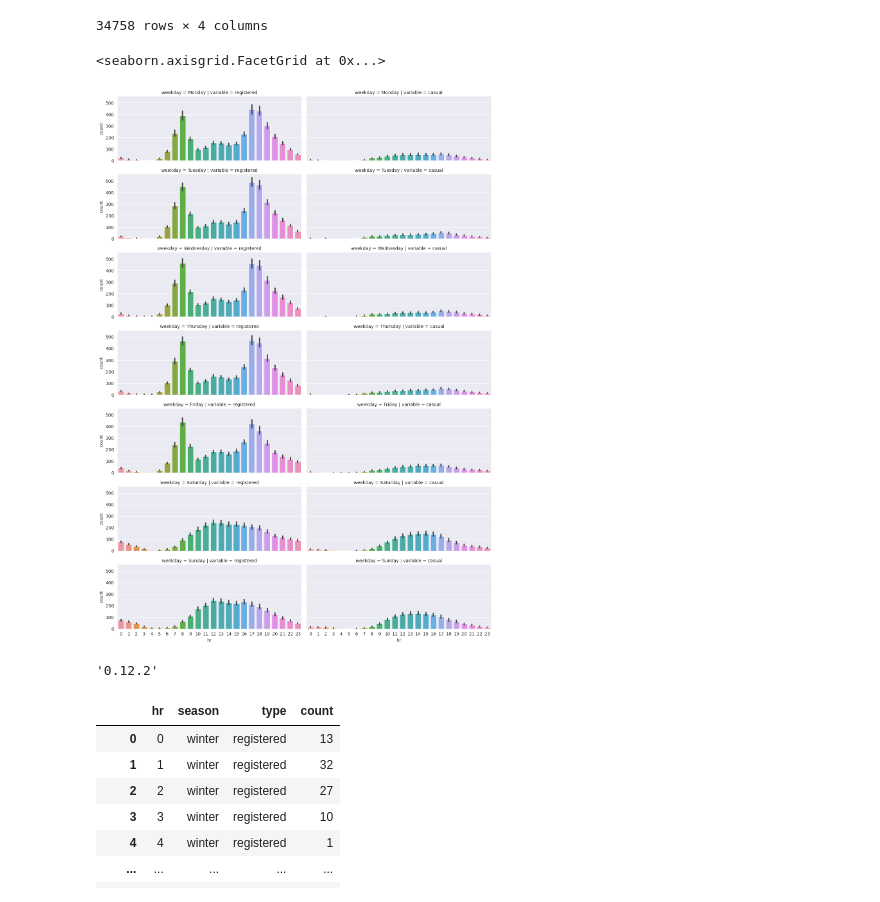
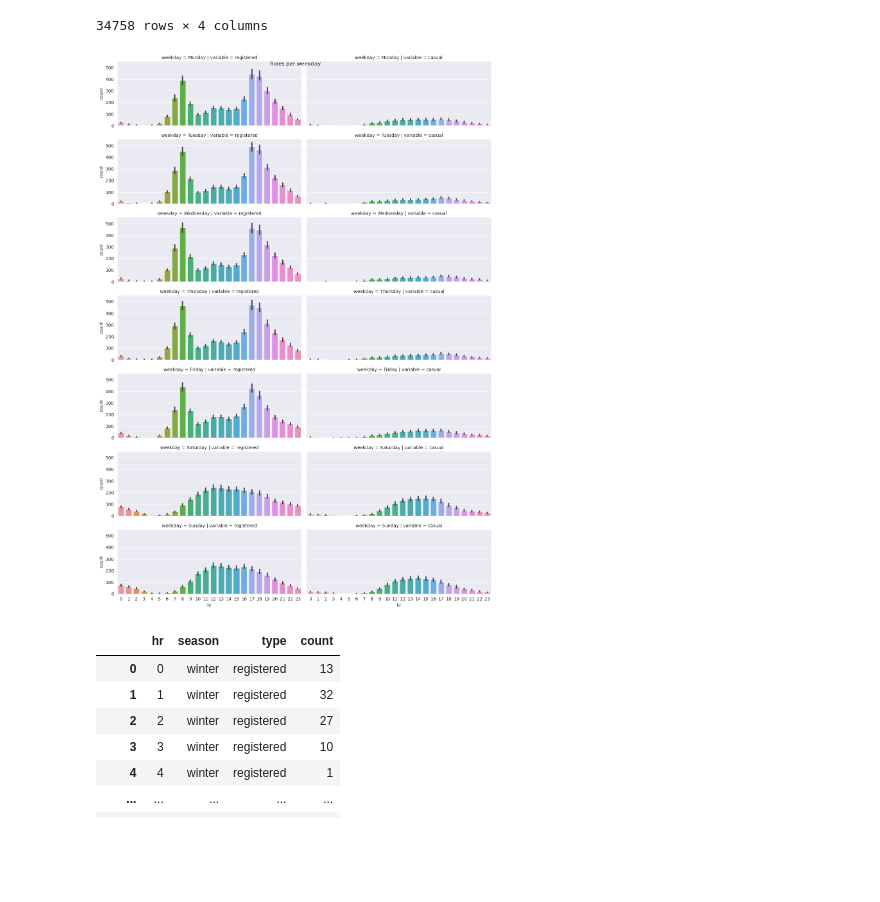
Before and after one commit to AmrMoSalah/Bike_share, a Jupyter notebook: Bike_share.ipynb, the cells around one changed output. Saved outputs shown, nothing was run; the diff lists cells and outputs as text; code cells hidden in the pictures; blank space fills up the shorter version.

```diff
--- a/Bike_share.ipynb
+++ b/Bike_share.ipynb
@@ -177,15 +182,11 @@ plot_data
 # %%
 sns.catplot(x='hr', y='count', col='variable', row='weekday', kind='bar', \
             data=plot_data, height=2.5, aspect=2.5, col_order=['registered', 'casual'], \
             row_order=['Monday', 'Tuesday', 'Wednesday', 'Thursday', 'Friday', \
-                       'Saturday', 'Sunday'])
+                       'Saturday', 'Sunday']);
+plt.suptitle('Rides per weekday');
 # %% [output]
-<seaborn.axisgrid.FacetGrid at 0x...>
-[figure, old version]
+[figure, new version]
-# %%
-sns.__version__
-# %% [output]
-'0.12.2'
 # %%
 plot_data = preprocessed_data[['hr','season','registered','casual']]
 # unpivot data from wide to long format
```
Also changed, not shown: parts of 7 cells of this notebook.
